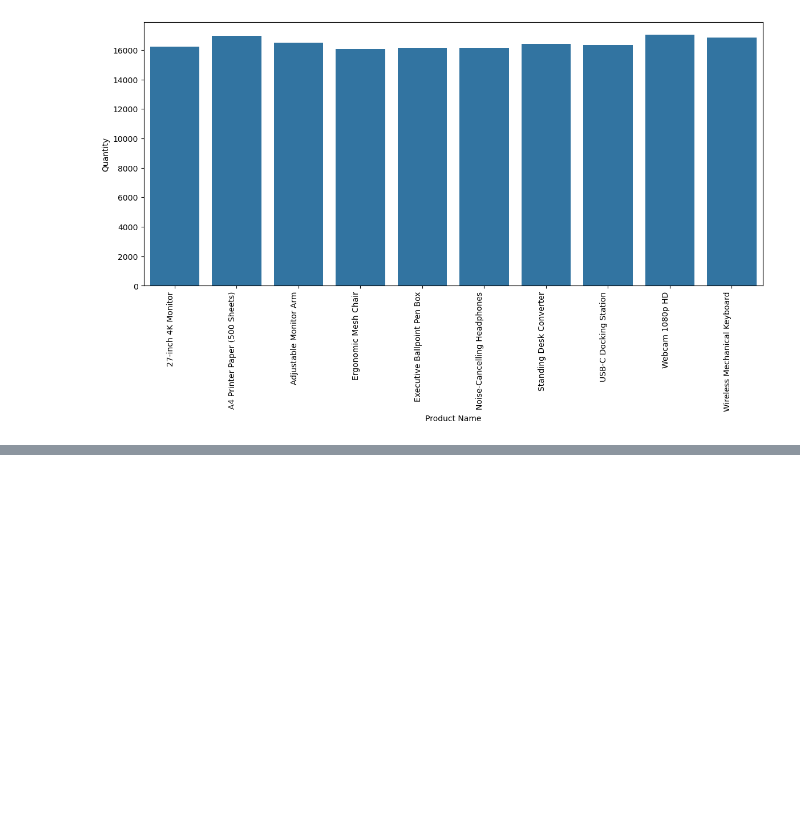
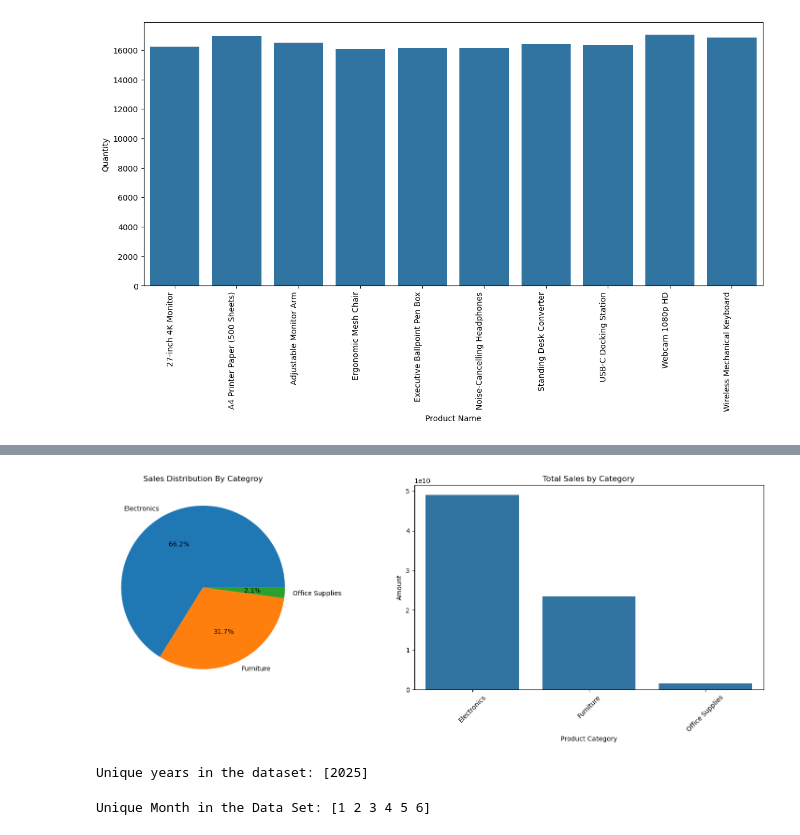
Before and after one commit to haadiabatool/SalesDataForAnalysis, a Jupyter notebook: salesDataClean&visualize.ipynb, the cells around one changed output, grey strips where cells are left out. Drawn from its saved outputs; the diff is of its cells as text; code cells hidden in the pictures; blank space fills up the shorter version.

```diff
--- a/salesDataClean&visualize.ipynb
+++ b/salesDataClean&visualize.ipynb
@@ -196,0 +248,37 @@ plt.show()
+# %%
+data_set['Amount'] = data_set['Amount'].astype(str).str.replace(',', '')
+data_set['Amount']=pd.to_numeric(data_set['Amount'],errors='coerce')
+
+results=data_set.groupby('Product Category')['Amount'].sum().reset_index()
+
+fig, ax=plt.subplots(1,2,figsize=(16,6))
+
+# -----Pie Chart----
+ax[0].pie(results['Amount'],labels=results['Product Category'],autopct='%1.1f%%')
+ax[0].set_title('Sales Distribution By Categroy')
+
+# ------Bar Plot-----
+sns.barplot(x='Product Category',y='Amount',data=results,ax=ax[1])
+ax[1].set_title('Total Sales by Category')
+ax[1].tick_params(axis='x',rotation=45)
+
+plt.tight_layout()
+plt.show()
+# %% [output]
+[figure, added]
+# %%
+# Unique Year
+data_set['Date'] = pd.to_datetime(data_set['Date'], dayfirst=True)
+
+unique_years = data_set['Date'].dt.year.unique()
+
+print("Unique years in the dataset:", unique_years)
+# %% [output]
+Unique years in the dataset: [2025]
+# %%
+# Unique Months
+data_set['Date']=pd.to_datetime(data_set['Date'],dayfirst=True)
+unique_months=data_set['Date'].dt.month.unique()
+print('Unique Month in the Data Set:',unique_months)
+# %% [output]
+Unique Month in the Data Set: [1 2 3 4 5 6]
```
Also changed, not shown: parts of 8 cells of this notebook.
